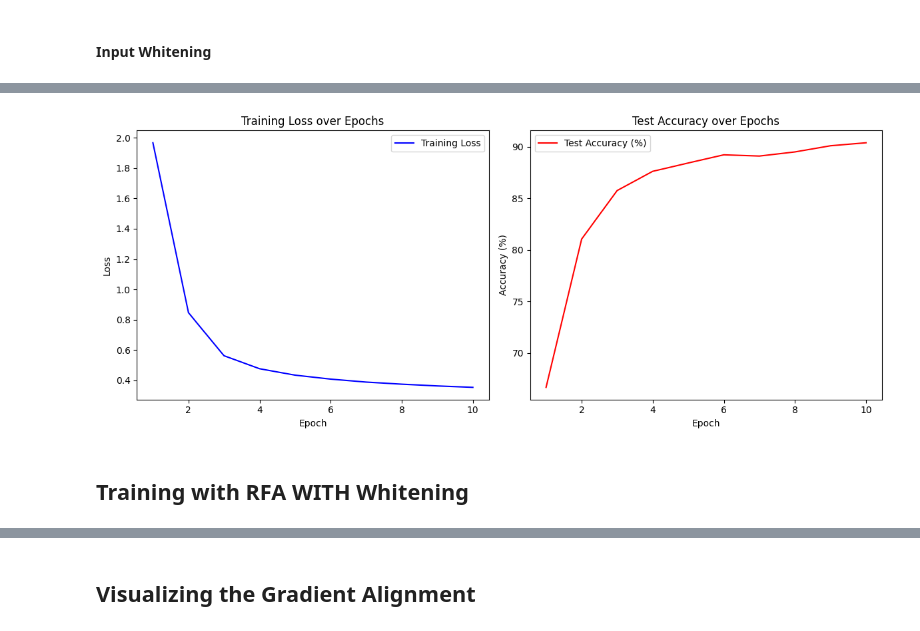
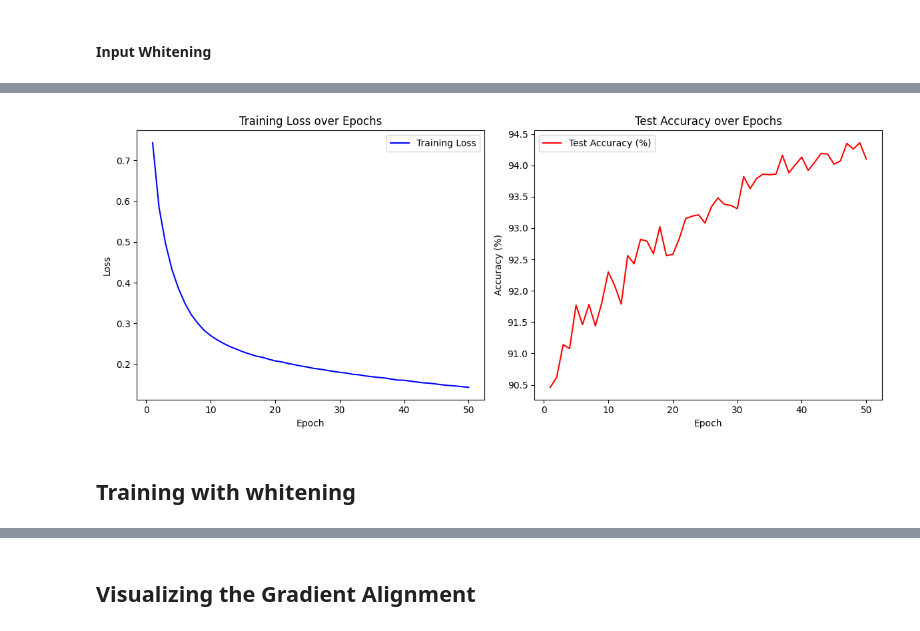
Before and after one commit to freemeerkat/NIP_Final_Project, a Jupyter notebook: main.ipynb, the cells around one changed output, grey strips where cells are left out. Saved outputs shown, nothing was run; the diff lists cells and outputs as text; code cells hidden in the pictures.

```diff
--- a/main.ipynb
+++ b/main.ipynb
@@ -72,8 +74,8 @@ train_whitened_dataset = TensorDataset(input_train_whitened, output_train)
 test_whitened_dataset = TensorDataset(input_test_whitened, output_test)
 # %%
 # Dataloaders non-whitened
-train_loader = DataLoader(train_subset, batch_size=64, shuffle=True)
-test_loader = DataLoader(test_dataset, batch_size=1000, shuffle=False)
+train_loader_normal = DataLoader(train_subset, batch_size=64, shuffle=True)
+test_loader_normal = DataLoader(test_dataset, batch_size=1000, shuffle=False)
 
 # Dataloaders whitened
 train_loader_whitened = DataLoader(train_whitened_dataset, batch_size = 64, shuffle = True)
@@ -108,18 +110,26 @@ B2 = torch.randn(10, 128, device=device) * 0.1 # Feedback Matrix for second hidd
 
 criterion = nn.CrossEntropyLoss() # Loss Function
 lr = 5e-3 # Learning rate
-train_losses = []
-test_accuracies = []
+train_losses_normal = []
+test_accuracies_normal = []
+gradient_alignments_normal = []
 
 
-for epoch in range(10):
+for epoch in range(50):
     epoch_loss = 0.0
-    for data, target in train_loader:
+    alignment_values_normal = []
+    for data, target in train_loader_normal:
         data, target = data.to(device), target.to(device)
 
         # Forward pass
         output, h1, h2 = model(data)
         loss = criterion(output, target)
+
+        # Compute true gradient with backprop to compare later
+        model.zero_grad()
+        loss.backward(retain_graph=True)  # Keep graph for manual update later
+        true_grad_fc1_w = model.fc1.weight.grad.detach().clone() # (hidden_size, 784)
+
 
         # Zero gradients manually
         for param in model.parameters():
@@ -146,6 +156,9 @@ for epoch in range(10):
         grad_fc1_w = torch.matmul(delta_h1.T, x_flat)
         grad_fc1_b = delta_h1.sum(0)
 
+        cos_sim = cosine_similarity(grad_fc1_w.view(1, -1), true_grad_fc1_w.view(1, -1), dim=1).item()
+        alignment_values_normal.append(cos_sim)
+
         # Update weights manually
         model.fc3.weight.data -= lr * grad_fc3_w / data.size(0)
         model.fc3.bias.data   -= lr * grad_fc3_b / data.size(0)
@@ -158,23 +171,25 @@ for epoch in range(10):
 
         epoch_loss += loss.item() * data.size(0)
 
-    avg_loss = epoch_loss / len(train_loader.dataset)
-    train_losses.append(avg_loss)
-    print(f"Epoch {epoch+1}, Loss: {avg_loss:.4f}")
+    avg_loss = epoch_loss / len(train_loader_normal.dataset)
+    avg_alignment_normal = sum(alignment_values_normal) / len(alignment_values_normal)
+
+    train_losses_normal.append(avg_loss)
+    gradient_alignments_normal.append(avg_alignment_normal)
 
 
     model.eval()
     correct = 0
     total = 0
     with torch.no_grad():
-        for data, target in test_loader:
+        for data, target in test_loader_normal:
             data, target = data.to(device), target.to(device)
             output, _, _ = model(data)
             preds = output.argmax(dim=1)
             correct += (preds == target).sum().item()
             total += target.size(0)
     test_acc = correct / total
-    test_accuracies.append(test_acc)
-    print(f"Epoch {epoch+1}, Loss: {avg_loss:.4f}, Test Accuracy: {test_acc*100:.2f}%")
+    test_accuracies_normal.append(test_acc)
+    print(f"Epoch {epoch+1}, Loss: {avg_loss:.4f}, Test Accuracy: {test_acc*100:.2f}%, Gradient Alignment: {avg_alignment_normal:.4f}")
     model.train()
 # %% [output]
@@ -201,29 +213,29 @@ Epoch 10, Loss: 0.3542, Test Accuracy: 90.40%
 # %%
 # Visualization of training progress
-epochs = range(1, len(train_losses) + 1)
+epochs = range(1, len(train_losses_normal) + 1)
 
 plt.figure(figsize=(12,5))
 
 plt.subplot(1, 2, 1)
-plt.plot(epochs, train_losses, 'b-', label='Training Loss')
+plt.plot(epochs, train_losses_normal, 'b-', label='Training Loss')
 plt.xlabel('Epoch')
 plt.ylabel('Loss')
 plt.title('Training Loss over Epochs')
 plt.legend()
 
 plt.subplot(1, 2, 2)
-plt.plot(epochs, [acc * 100 for acc in test_accuracies], 'r-', label='Test Accuracy (%)')
+plt.plot(epochs, [acc * 100 for acc in test_accuracies_normal], 'r-', label='Test Accuracy (%)')
 plt.xlabel('Epoch')
 plt.ylabel('Accuracy (%)')
 plt.title('Test Accuracy over Epochs')
 plt.legend()
 
 plt.tight_layout()
 plt.show()
 # %% [output]
-[figure, old version]
+[figure, new version]
 # %% [markdown]
-## Training with RFA WITH Whitening
+## Training with whitening
 # %%
 # Training Loop with RFA WITH Whitenining
 
```
Also changed, not shown: parts of 8 cells of this notebook, 1 other file.
